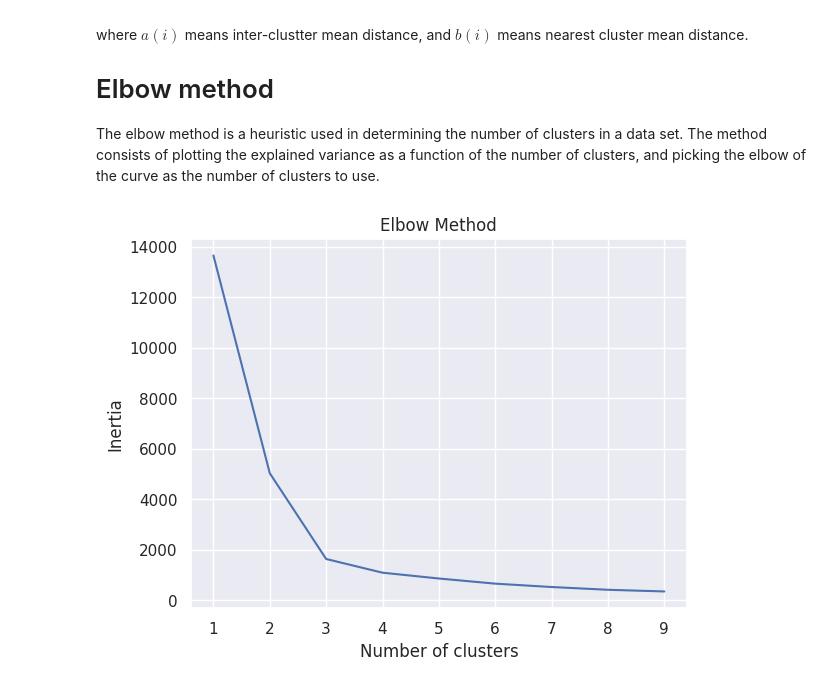
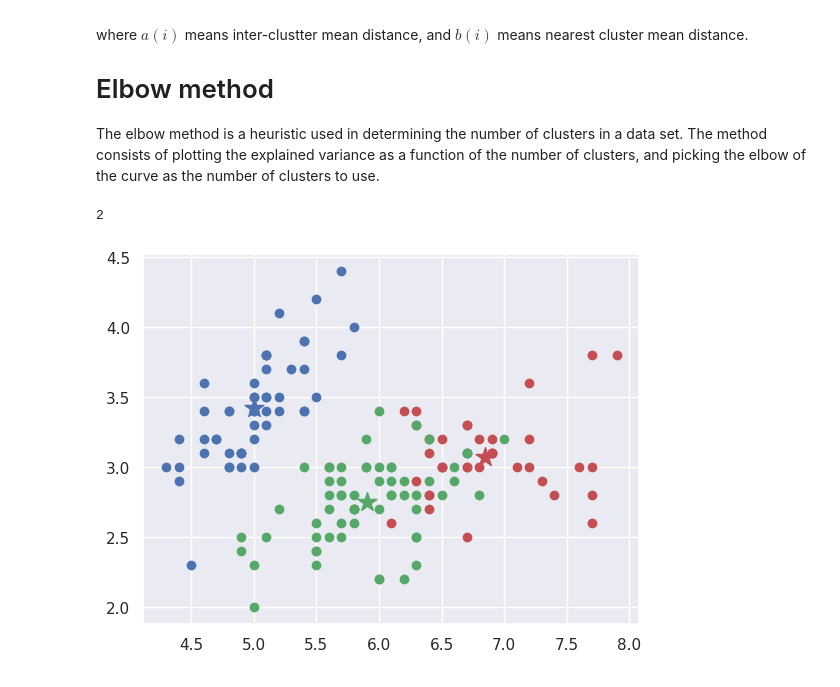
Before and after one commit to Abhishekkumar2021/DS, a Jupyter notebook: KMEANS_Implement.ipynb, the cells around one changed output. Saved outputs shown, nothing was run; the diff lists cells and outputs as text; code cells hidden in the pictures.

```diff
--- a/KMEANS_Implement.ipynb
+++ b/KMEANS_Implement.ipynb
@@ -57,10 +57,10 @@ class KMeans:
             for i in range(self.n_cluster):
                 freq[i] = np.sum(self.labels == i)   # Count the number of data points in each cluster
                 if freq[i] == 0:
-                    self.centroids = data[np.random.choice(range(self.n_samples), self.n_cluster)]
+                    self.centroids[i] = data[np.random.choice(range(self.n_samples))]
                     flag = True
                 else:
-                    self.centroids = self.update_centroids()
+                    self.centroids[i] = self.update_centroids()[i]
 
             if flag:
                 # have to take care of the labels
@@ -83,7 +83,7 @@ class KMeans:
             if len(points) > 0:
                 centroids[i] = np.mean(points, axis=0)
             else :
-                centroids[i] = self.centroids[i]
+                centroids[i] = self.data[np.random.choice(range(self.n_samples))]
         return centroids
 
     def closest_centroid(self, sample):      # Find the closest centroid to the sample
@@ -187,31 +187,39 @@ class KMeansClassifier:    # KMeans Classifier
     def get_max_iter(self):     # Get the maximum number of iterations
         return self.max_iter
 # %%
-dict = {
-    'x':[12, 20, 28, 18, 29, 33, 24, 45, 45, 52, 51, 52, 55, 53, 55, 61, 64, 69, 72],
-    'y':[39, 36, 30, 52, 54, 46, 55, 59, 63, 70, 66, 63, 58, 23, 14, 8, 19, 7, 24]
-}
+# dict = {
+#     'x':[12, 20, 28, 18, 29, 33, 24, 45, 45, 52, 51, 52, 55, 53, 55, 61, 64, 69, 72],
+#     'y':[39, 36, 30, 52, 54, 46, 55, 59, 63, 70, 66, 63, 58, 23, 14, 8, 19, 7, 24]
+# }
 
-df = pd.DataFrame(dict, columns=['x', 'y'])
-data = df.values
+# df = pd.DataFrame(dict, columns=['x', 'y'])
+# data = df.values
+iris = pd.read_csv('Iris.csv')
+data = iris.iloc[:, 1:5].values
 # %%
 def elbow_method(data, max_cluster=10):     # Elbow method
     inertia = []
     for i in range(1, max_cluster):
         kmeans = KMeansClassifier(data, n_cluster=i, max_iter=100)
         kmeans.fit()
         inertia.append(kmeans.get_inertia())
+
     plt.plot(range(1, max_cluster), inertia)
     plt.title('Elbow Method')
     plt.xlabel('Number of clusters')
     plt.ylabel('Inertia')
     plt.show()
 
-elbow_method(data, max_cluster=10)
+kmeans = KMeansClassifier(data, n_cluster=3, max_iter=100)
+kmeans.fit()
+print(kmeans.get_n_iter())
+kmeans.plot()
 
 
-def silhouette_method(data, max_cluster=10):     # Silhouette method
-    silhouette = []
-    for i in range(2, max_cluster):
+
+# def silhouette_method(data, max_cluster=10):     # Silhouette method
+#     silhouette = []
+#     for i in range(2, max_cluster):
 # %% [output]
+2
-[figure, old version]
+[figure, new version]
```
Also changed, not shown: parts of 3 cells of this notebook, 1 other file.
